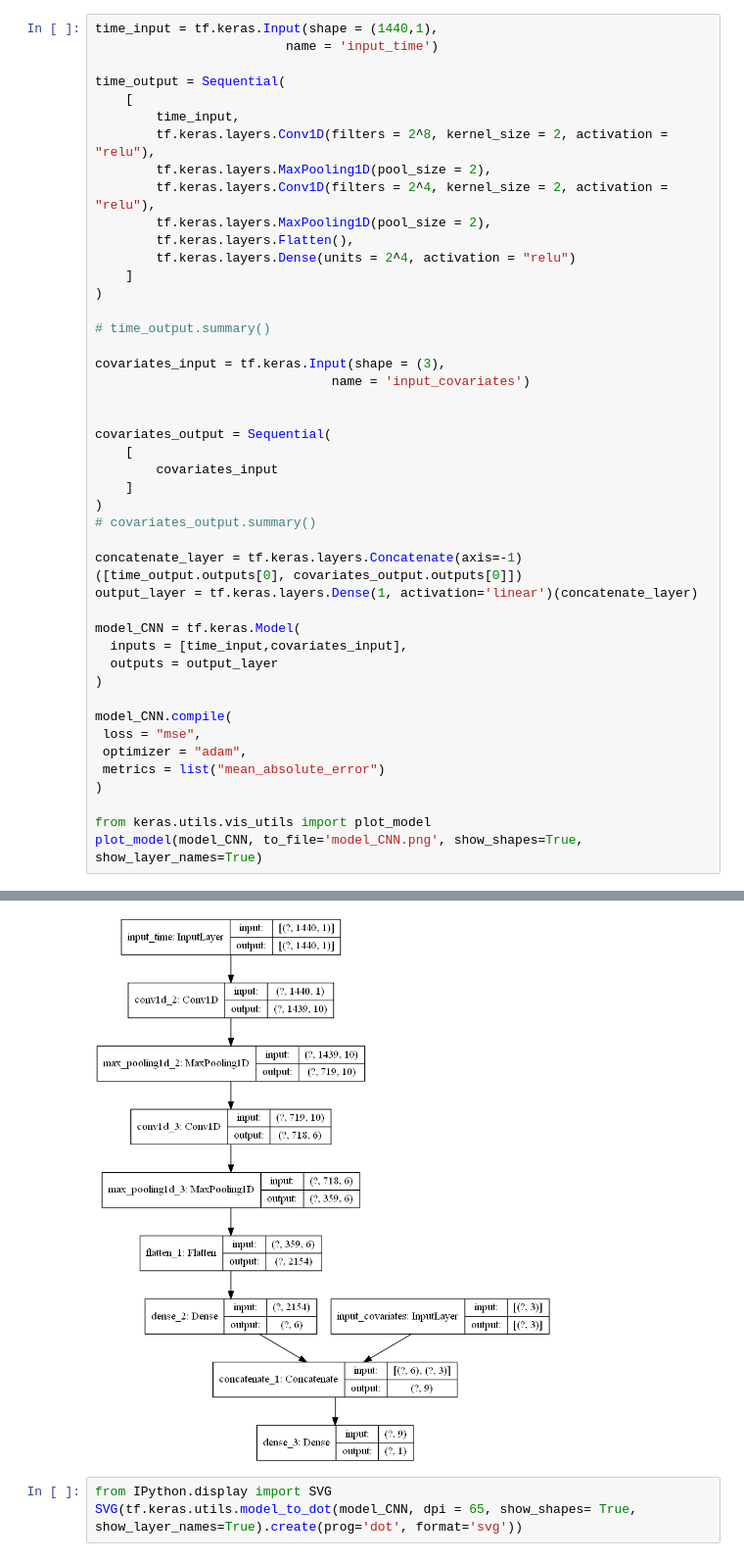
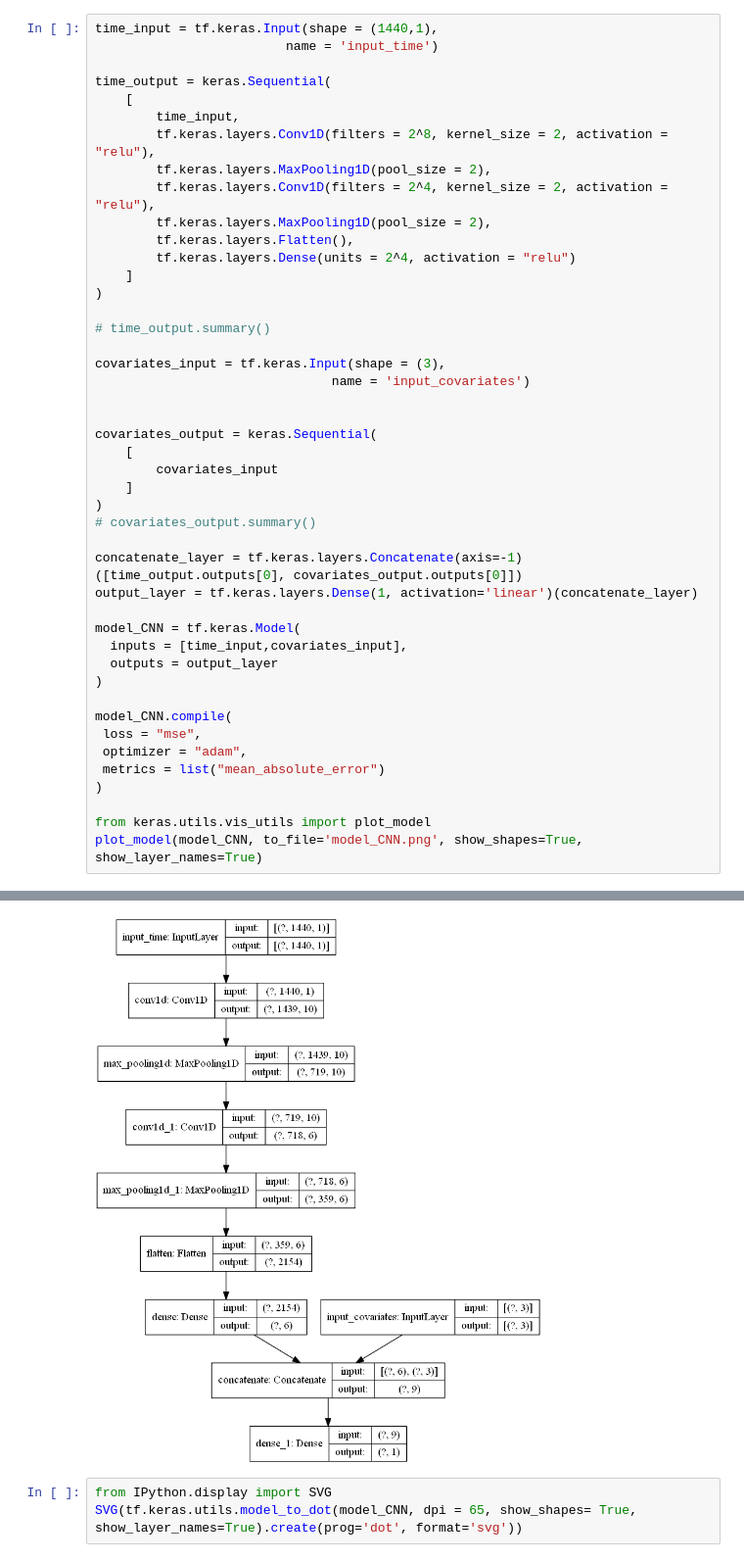
Before and after one commit to LuchaoQi/PlotNeuralNet, a Jupyter notebook: plot NN.ipynb, the cells around one changed output, grey strips where cells are left out. Shown at 98% size. Saved outputs shown, nothing was run; the diff lists cells and outputs as text.

```diff
--- a/plot NN.ipynb
+++ b/plot NN.ipynb
@@ -13,7 +9,7 @@ Using TensorFlow backend.
 time_input = tf.keras.Input(shape = (1440,1),
                          name = 'input_time')
 
-time_output = Sequential(
+time_output = keras.Sequential(
     [
         time_input,
         tf.keras.layers.Conv1D(filters = 2^8, kernel_size = 2, activation = "relu"),
@@ -31,7 +27,7 @@ covariates_input = tf.keras.Input(shape = (3),
                                name = 'input_covariates')
 
 
-covariates_output = Sequential(
+covariates_output = keras.Sequential(
     [
         covariates_input
     ]
@@ -58,4 +55,4 @@ plot_model(model_CNN, to_file='model_CNN.png', show_shapes=True, show_layer_name
-[figure, old version]
+[figure, new version]
 # %%
 from IPython.display import SVG
 SVG(tf.keras.utils.model_to_dot(model_CNN, dpi = 65, show_shapes= True, show_layer_names=True).create(prog='dot', format='svg'))
```
Also changed, not shown: parts of 2 cells of this notebook, 1 other file.
